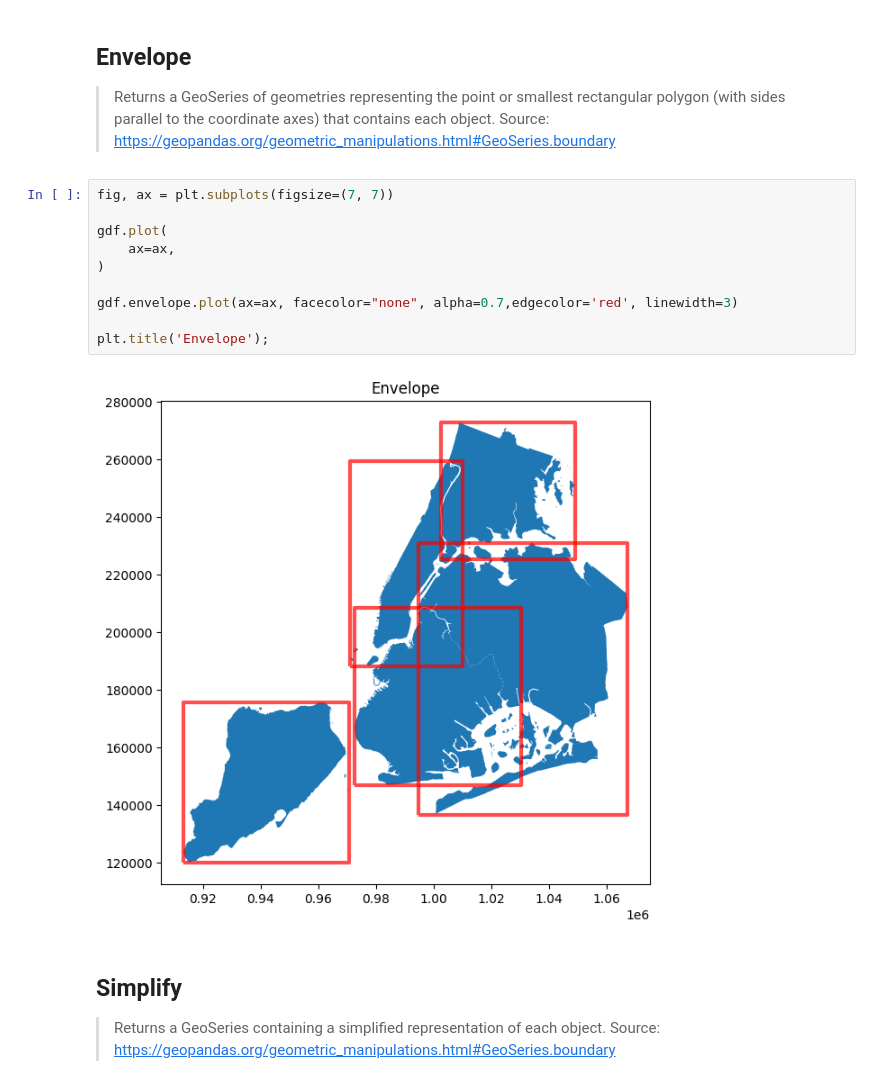
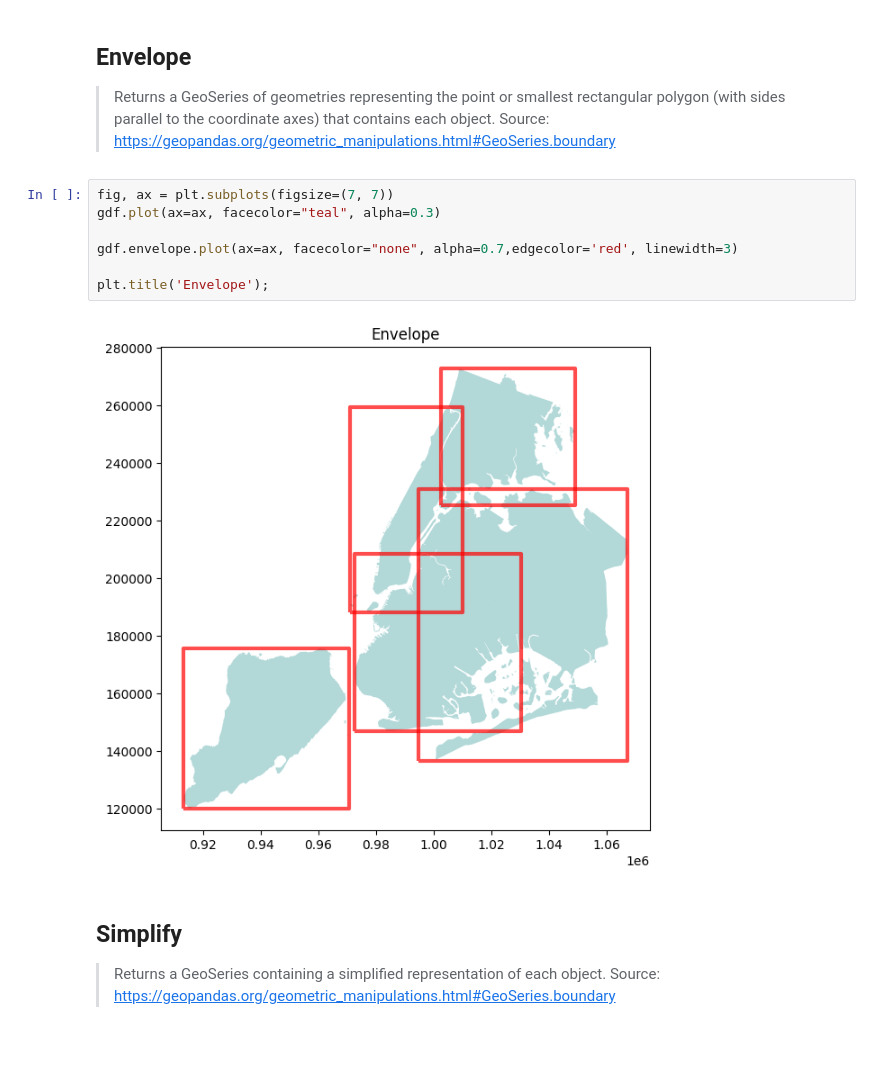
Before and after one commit to jsanz/sdsc, a Jupyter notebook: 2023-foundations-of-geospatial.ipynb, the cells around one changed output. Drawn from its saved outputs; the diff is of its cells as text; blank space fills up the shorter version.

```diff
--- a/2023-foundations-of-geospatial.ipynb
+++ b/2023-foundations-of-geospatial.ipynb
@@ -481,16 +482,13 @@ plt.title('Convex Hull');
 > Returns a GeoSeries of geometries representing the point or smallest rectangular polygon (with sides parallel to the coordinate axes) that contains each object. Source: https://geopandas.org/geometric_manipulations.html#GeoSeries.boundary
 # %%
 fig, ax = plt.subplots(figsize=(7, 7))
-
-gdf.plot(
-    ax=ax,
-)
+gdf.plot(ax=ax, facecolor="teal", alpha=0.3)
 
 gdf.envelope.plot(ax=ax, facecolor="none", alpha=0.7,edgecolor='red', linewidth=3)
 
 plt.title('Envelope');
 # %% [output]
-[figure, old version]
+[figure, new version]
 # %% [markdown]
 ## Simplify
 
```
Also changed, not shown: parts of 32 cells of this notebook, 1 other file.
